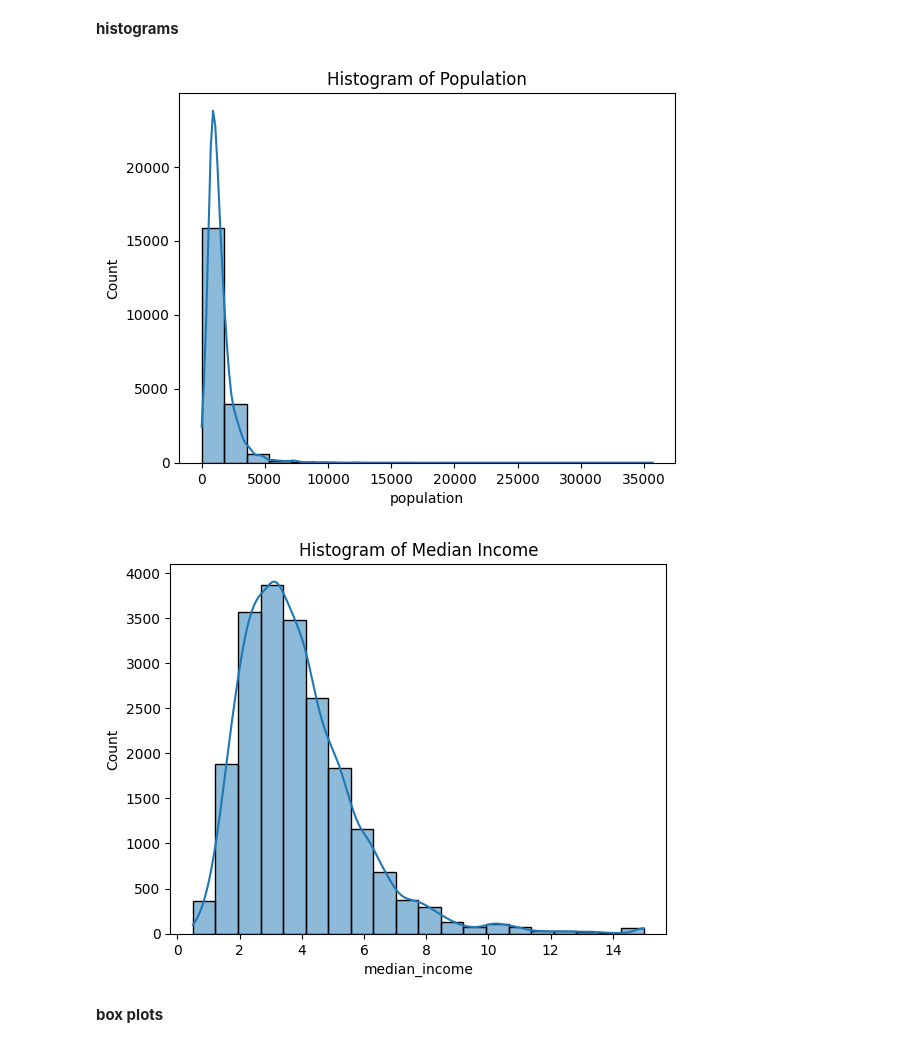
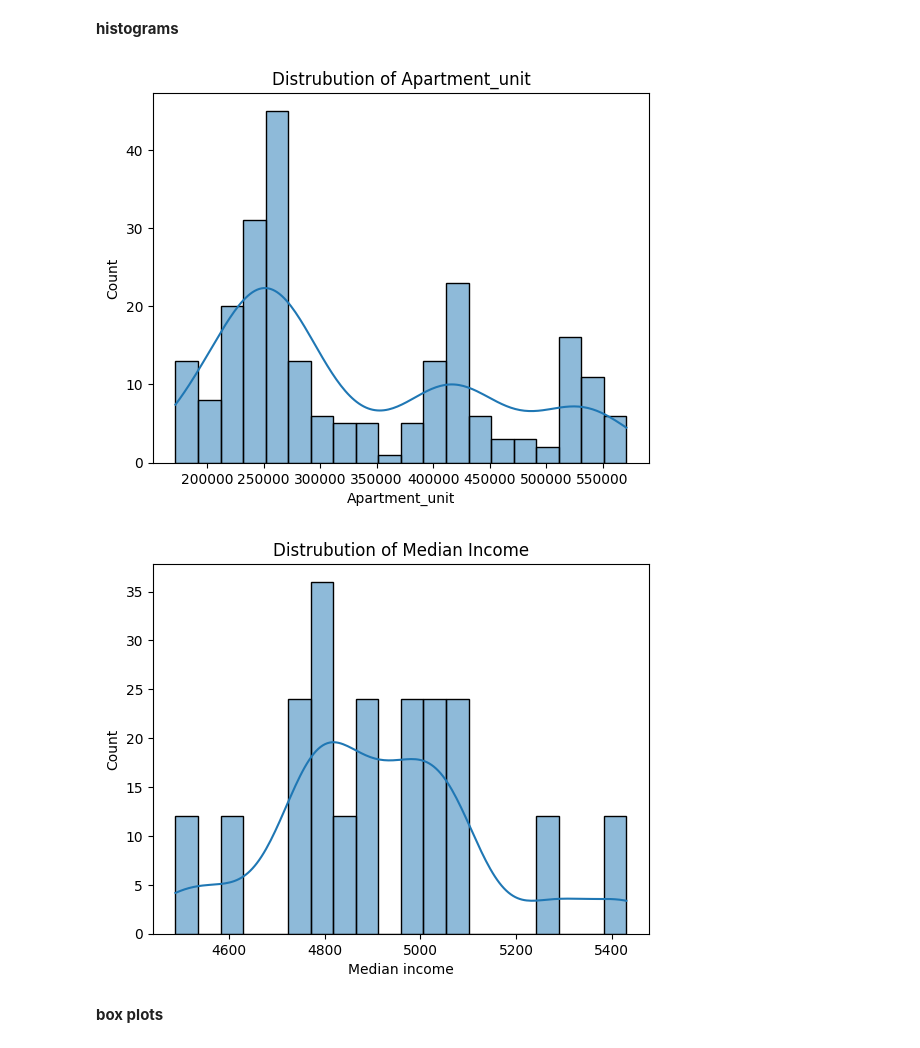
Before and after one commit to Jianting-Selina/PROG8430-1, a Jupyter notebook: week34presentation.ipynb, the cells around one changed output. Cells and saved outputs as stored; diff of their text form; code cells hidden in the pictures.

Commit message:
add merged data

```diff
--- a/week34presentation.ipynb
+++ b/week34presentation.ipynb
@@ -6,0 +90,10 @@
+# %%
+import pandas as pd
+
+#left data
+original_data = pd.read_excel("News_release_chart_data_August_2024.xlsx")
+income_data = pd.read_csv("monthly_income_data.csv")
+income_data['Date'] = income_data['Date'].astype('datetime64[ns]')
+
+merged_df = pd.merge(original_data, income_data[['Date', 'Median income']], on='Date', how='left')
+merged_df.head(300)
@@ -51,24 +143,22 @@ plt.show()
 # %%
 import pandas as pd
 import numpy as np
 import matplotlib.pyplot as plt
 import seaborn as sns
 
-# load data
-df = pd.read_csv('data/housing.csv')
 
 #seaborn
-sns.histplot(data=df, x='median_value', bins=20, kde=True)  # kde=True
-plt.title('Distrubution of Population')
+sns.histplot(data=merged_df, x='Apartment_unit', bins=20, kde=True)  # kde=True
+plt.title('Distrubution of Apartment_unit')
 plt.show()
 
 # histograms
-sns.histplot(data=df, x='median_income', bins=20, kde=True)
+sns.histplot(data=merged_df, x='Median income', bins=20, kde=True)
 plt.title('Distrubution of Median Income')
 plt.show()
 # %% [output]
-[figure, old version]
+[figure, new version]
-[figure, old version]
+[figure, new version]
 # %% [markdown]
  **box plots**
 # %%
```
Also changed, not shown: parts of 13 cells of this notebook, 2 other files.
